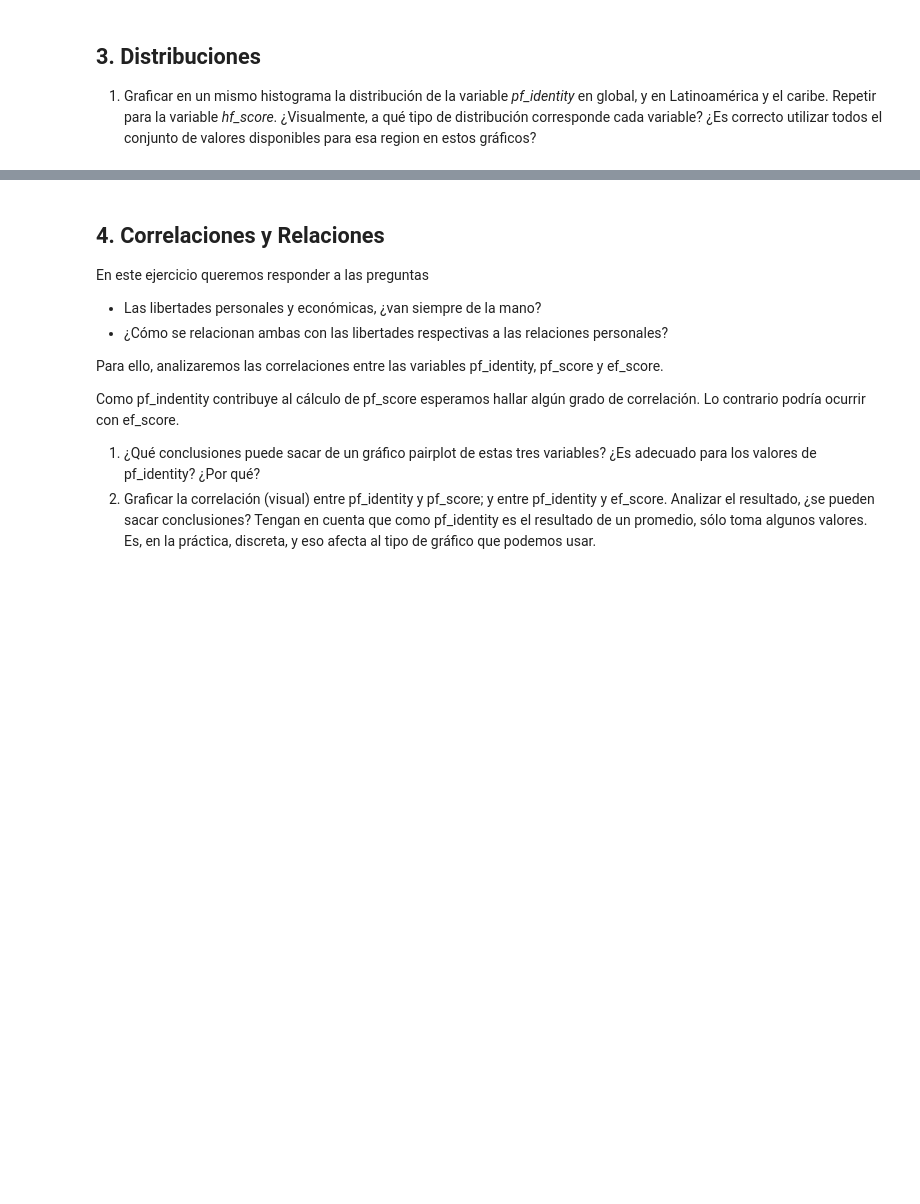
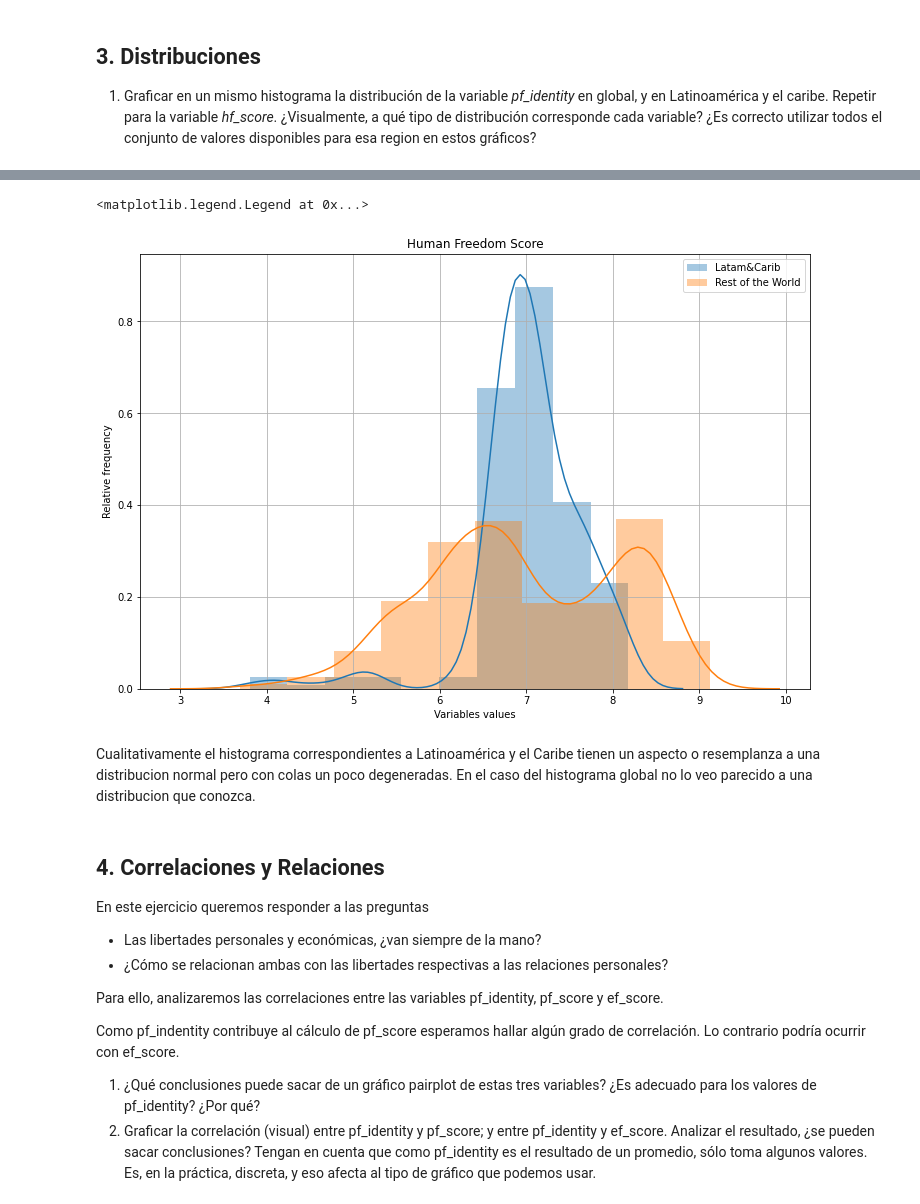
Before and after one commit to danicattaneob/diplo-datos-ayvd-g1, a Jupyter notebook: 01-pgianni-respuestas.ipynb, the cells around one changed output, grey strips where cells are left out. Drawn from its saved outputs; the diff is of its cells as text; code cells hidden in the pictures; blank space fills up the shorter version.

```diff
--- a/01-pgianni-respuestas.ipynb
+++ b/01-pgianni-respuestas.ipynb
@@ -512,3 +579,17 @@ Podemos decir que la tendencia que se aprecia en los paices de la region de Lata
+# %%
+plt.figure(figsize=(12,8))
+seaborn.distplot(hist.hf_score, kde=True, bins=10, label='Latam&Carib')
+seaborn.distplot(nhist.hf_score, kde=True,bins=10, label='Rest of the World')
+plt.title('Human Freedom Score')
+plt.xlabel('Variables values')
+plt.ylabel('Relative frequency')
+plt.grid(True)
+plt.legend()
+# %% [output]
+<matplotlib.legend.Legend at 0x...>
+[figure, added]
+# %% [markdown]
+Cualitativamente el histograma correspondientes a Latinoamérica y el Caribe tienen un aspecto o resemplanza a una distribucion normal pero con colas un poco degeneradas. En el caso del histograma global no lo veo parecido a una distribucion que conozca.
 # %% [markdown]
 ## 4. Correlaciones y Relaciones
 
```
Also changed, not shown: parts of 15 cells of this notebook.
